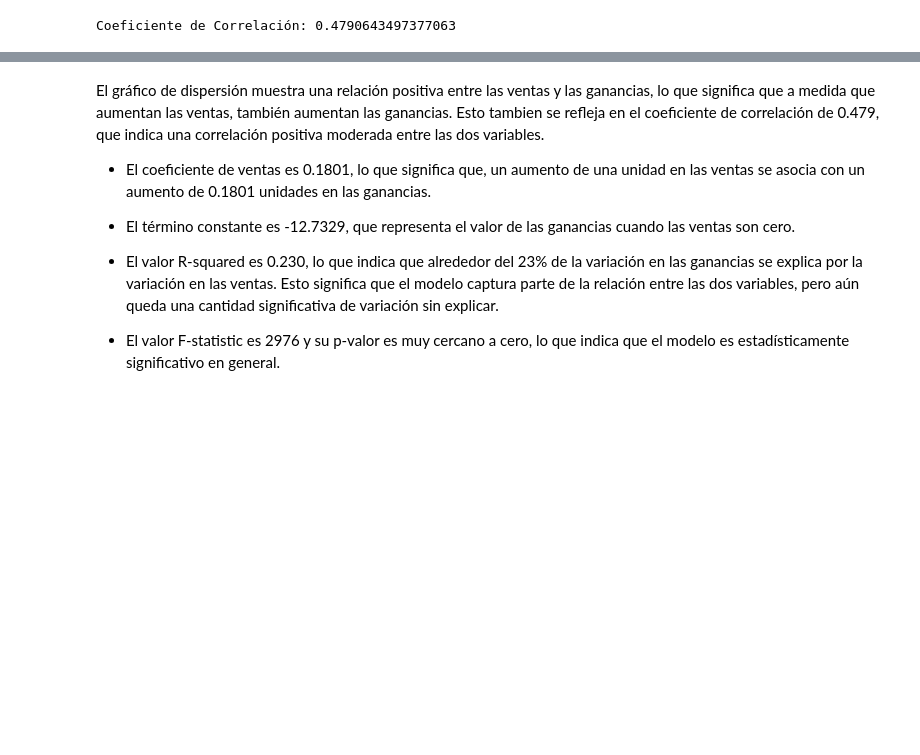
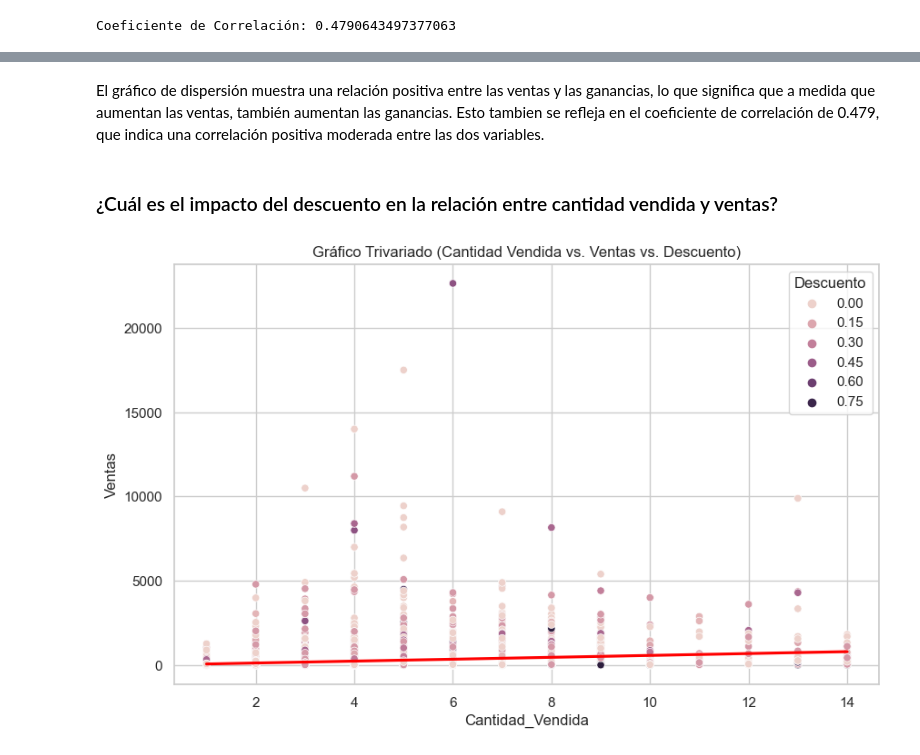
Before and after one commit to eliasruizbone/Coder-DS, a Jupyter notebook: DataSet/SuperTiendas/ProyectoDS_Parte1_RuizBoneElias.ipynb, the cells around one changed output, grey strips where cells are left out. Drawn from its saved outputs; the diff is of its cells as text; code cells hidden in the pictures; blank space fills up the shorter version.

```diff
--- a/DataSet/SuperTiendas/ProyectoDS_Parte1_RuizBoneElias.ipynb
+++ b/DataSet/SuperTiendas/ProyectoDS_Parte1_RuizBoneElias.ipynb
@@ -83,6 +86,21 @@ df_DataSet['Año'] = df_DataSet['Fecha_Pedido'].dt.year
 df_DataSet['Mes'] = df_DataSet['Fecha_Pedido'].dt.month
 df_VentasAños = df_DataSet.groupby('Año')['Ventas'].sum().reset_index()
 df_VentasAños['Ventas'] = df_VentasAños['Ventas'].round(2)
+
+#agrego una columna del porcentaje de ganancia, calculado mediante las variables Ventas, cantidad_vendida, ganancia y no teniendo en cuenta el descuento
+df_DataSet['%_Ganancia'] =((df_DataSet['Ganancias'] / (df_DataSet['Ventas'] * df_DataSet['Cantidad_Vendida'] *(1-df_DataSet['Descuento']/100)))*100)
+
+# creo una columna donde calculo los tipos de envio en forma de numero para poder usarlo en la pregunta
+# ¿Cómo afecta el descuento, la cantidad vendida y el tiempo de envío a las ventas y ganancias?
+mapeo_envio = {
+    'Second Class': 1,
+    'Standard Class': 2,
+    'First Class': 3,
+    'Same Day': 4
+}
+
+df_DataSet['Tipo_Envio_Num'] = df_DataSet['Modo_Envio'].apply(lambda x: mapeo_envio[x])
+
 df_VentasAños
 df_DataSet
 # %% [output]
@@ -223,11 +278,20 @@ Notes:
 [1] Standard Errors assume that the covariance matrix of the errors is correctly specified.
 # %% [markdown]
 El gráfico de dispersión muestra una relación positiva entre las ventas y las ganancias, lo que significa que a medida que aumentan las ventas, también aumentan las ganancias. Esto tambien se refleja en el coeficiente de correlación de 0.479, que indica una correlación positiva moderada entre las dos variables.
-
-- El coeficiente de ventas es 0.1801, lo que significa que, un aumento de una unidad en las ventas se asocia con un aumento de 0.1801 unidades en las ganancias.
-
-- El término constante es -12.7329, que representa el valor de las ganancias cuando las ventas son cero.
-
-- El valor R-squared es 0.230, lo que indica que alrededor del 23% de la variación en las ganancias se explica por la variación en las ventas. Esto significa que el modelo captura parte de la relación entre las dos variables, pero aún queda una cantidad significativa de variación sin explicar.
-
-- El valor F-statistic es 2976 y su p-valor es muy cercano a cero, lo que indica que el modelo es estadísticamente significativo en general.
+# %% [markdown]
+### ¿Cuál es el impacto del descuento en la relación entre cantidad vendida y ventas?
+# %%
+sns.set(style="whitegrid")
+plt.figure(figsize=(10, 6))
+sns.scatterplot(x="Cantidad_Vendida", y="Ventas", hue="Descuento", data=df_DataSet)
+plt.title("Gráfico Trivariado (Cantidad Vendida vs. Ventas vs. Descuento)")
+plt.xlabel("Cantidad Vendida")
+plt.ylabel("Ventas")
+plt.legend(title="Descuento")
+
+
+sns.regplot(x="Cantidad_Vendida", y="Ventas", data=df_DataSet, scatter=False, color='red', label='Línea de Regresión')
+
+plt.show()
+# %% [output]
+[figure, added]
```
Also changed, not shown: parts of 10 cells of this notebook.
